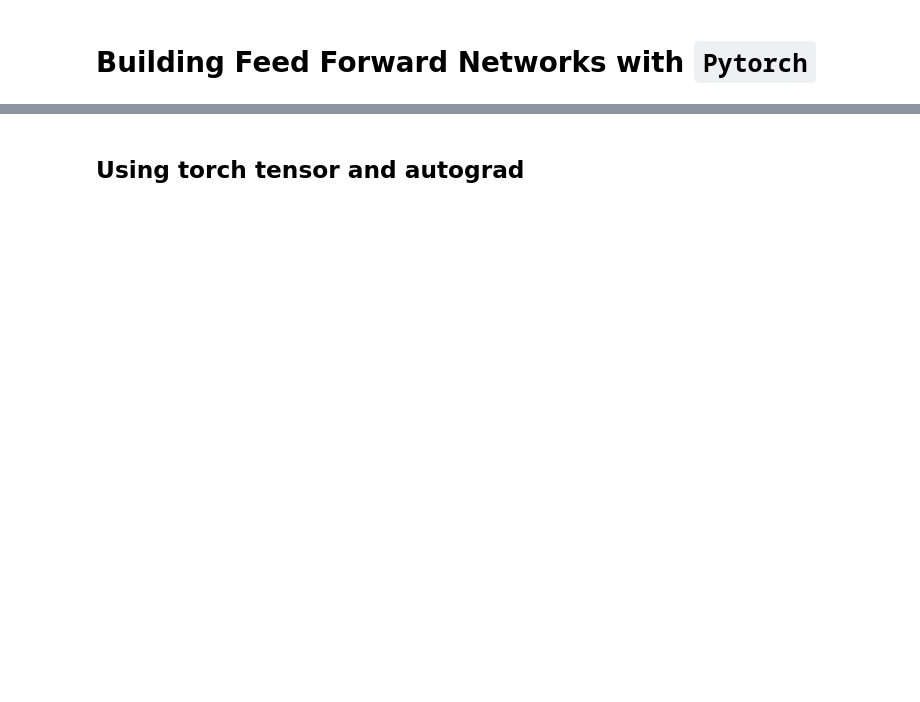
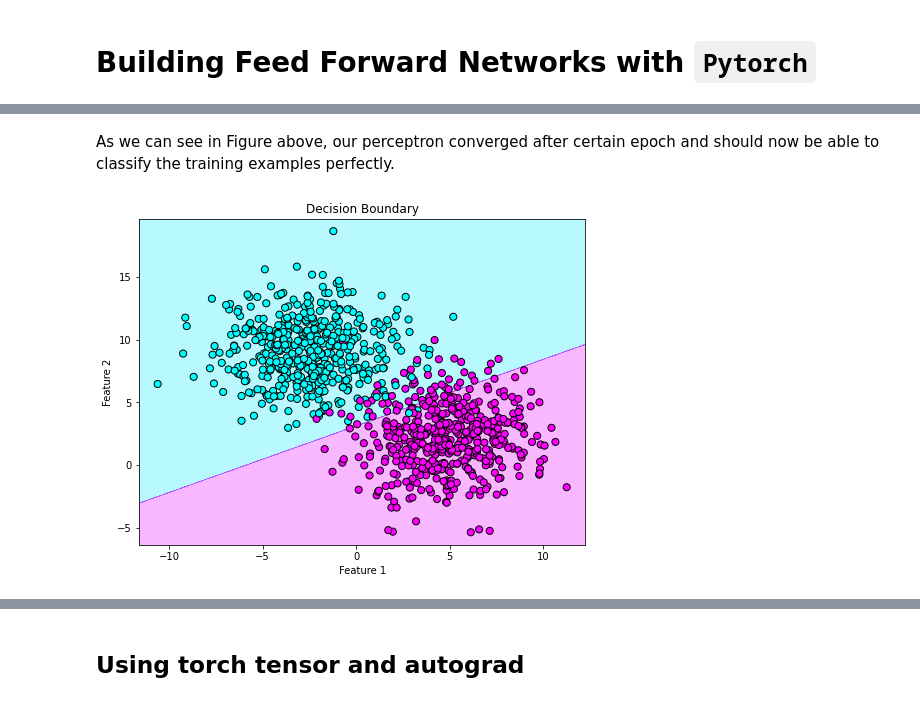
Before and after one commit to dev-SR/Deep-Learning, a Jupyter notebook: 02-FFN-pytorch/ffn.ipynb, the cells around one changed output, grey strips where cells are left out. Drawn from its saved outputs; the diff is of its cells as text; code cells hidden in the pictures; blank space fills up the shorter version.

```diff
--- a/02-FFN-pytorch/ffn.ipynb
+++ b/02-FFN-pytorch/ffn.ipynb
@@ -56,0 +238,7 @@ torch.Size([800, 2]) torch.Size([200, 2]) torch.Size([800]) torch.Size([200])
+# %% [markdown]
+As we can see in Figure above, our perceptron converged after certain epoch and should now be able
+to classify the training examples perfectly.
+# %%
+plot_decision_regions(X, y, classifier=ppn)
+# %% [output]
+[figure, added]
```
Also changed, not shown: parts of 67 cells of this notebook, 9 other files.
